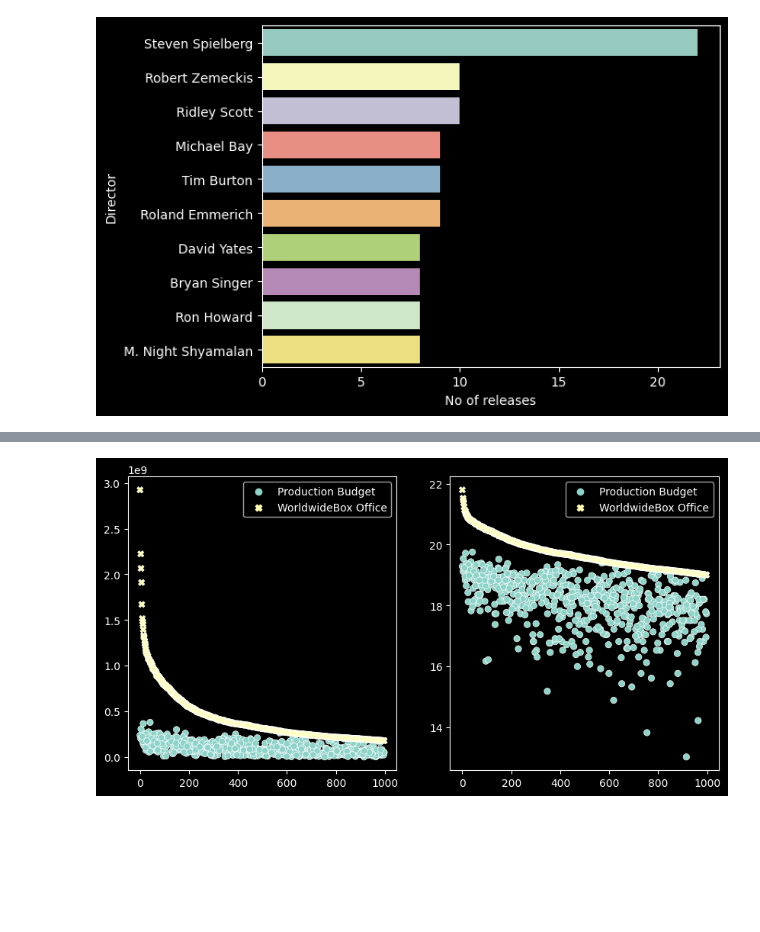
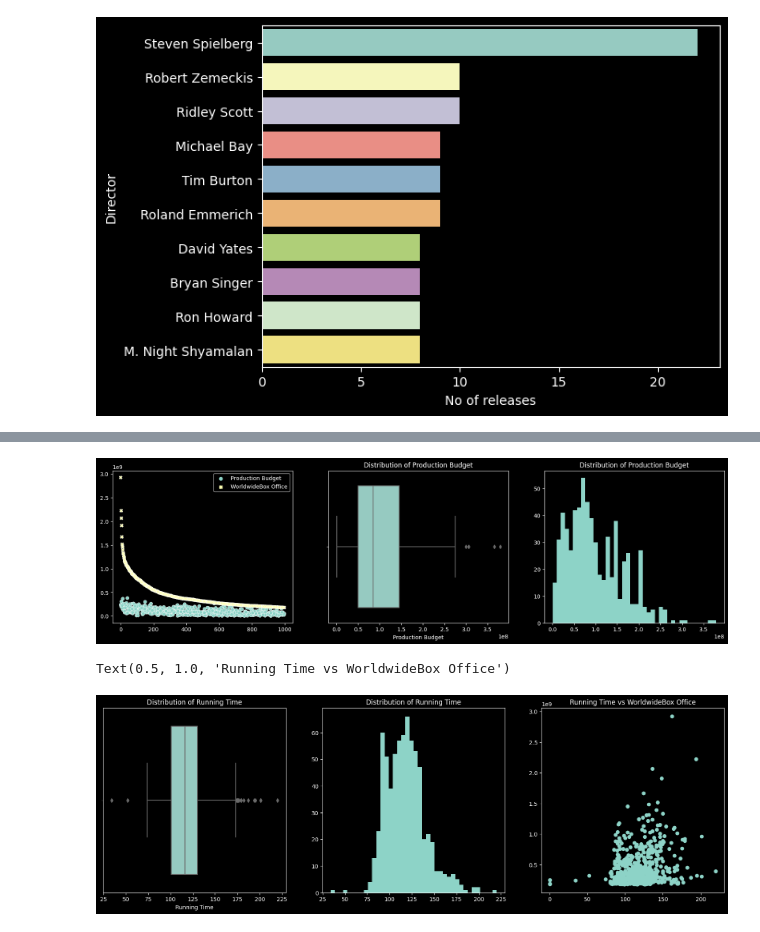
Before and after one commit to TINoirrac/Movie-Revenue-Prediction, a Jupyter notebook: main.ipynb, the cells around one changed output, grey strips where cells are left out. Cells and saved outputs as stored; diff of their text form; code cells hidden in the pictures; blank space fills up the shorter version.

```diff
--- a/main.ipynb
+++ b/main.ipynb
@@ -156,0 +205,8 @@ def normal_data(X_train, X_test, type):
+# %%
+smallDS_path = 'SmallDS_raw.csv'
+bigDS_path = 'BigDS_raw.csv'
+
+df_small = pd.read_csv(smallDS_path)
+df_big = pd.read_csv(bigDS_path)
+
+df_small.head()
@@ -318,10 +388,28 @@ plt.savefig('fig')
 # %%
 
-plt.figure(figsize=(10,5))
-plt.subplot(1,2,1)
+plt.figure(figsize=(20,5))
+plt.subplot(1,3,1)
 sns.scatterplot(data=[X_train['Production Budget'],y_train['WorldwideBox Office']])
-plt.subplot(1,2,2)
-sns.scatterplot(data=[np.log1p(X_train['Production Budget']),np.log1p(y_train['WorldwideBox Office'])])
+plt.subplot(1,3,2)
+sns.boxplot(data=X_train,x='Production Budget')
+plt.title('Distribution of Production Budget')
+plt.subplot(1, 3, 3)
+plt.hist(X_train['Production Budget'], bins=40)
+plt.title('Distribution of Production Budget')
 plt.show()
 # %% [output]
-[figure, old version]
+[figure, new version]
+# %%
+plt.figure(figsize=(20, 6))
+plt.subplot(1, 3, 1)
+sns.boxplot(data=X_train,x='Running Time')
+plt.title('Distribution of Running Time')
+plt.subplot(1, 3, 2)
+plt.hist(X_train['Running Time'], bins=40)
+plt.title('Distribution of Running Time')
+plt.subplot(1, 3, 3)
+plt.scatter(X_train['Running Time'].fillna(0), X_train['WorldwideBox Office'])
+plt.title('Running Time vs WorldwideBox Office')
+# %% [output]
+Text(0.5, 1.0, 'Running Time vs WorldwideBox Office')
+[figure, added]
```
Also changed, not shown: parts of 49 cells of this notebook, 3 other files.
